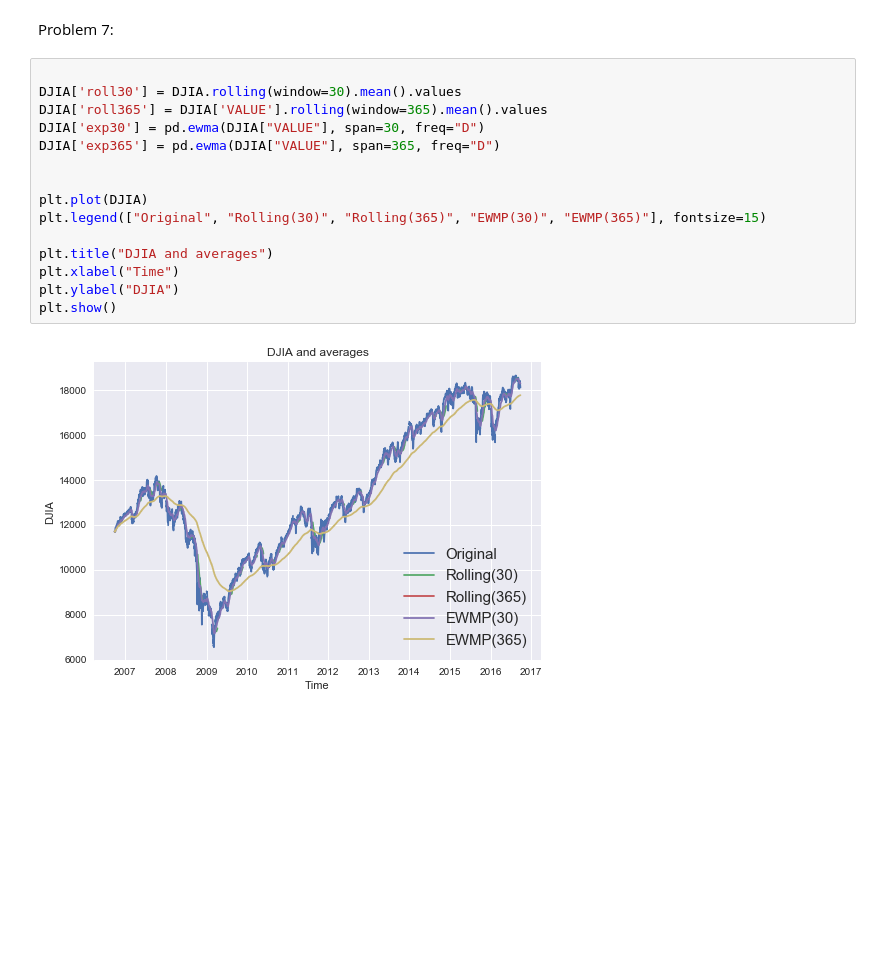
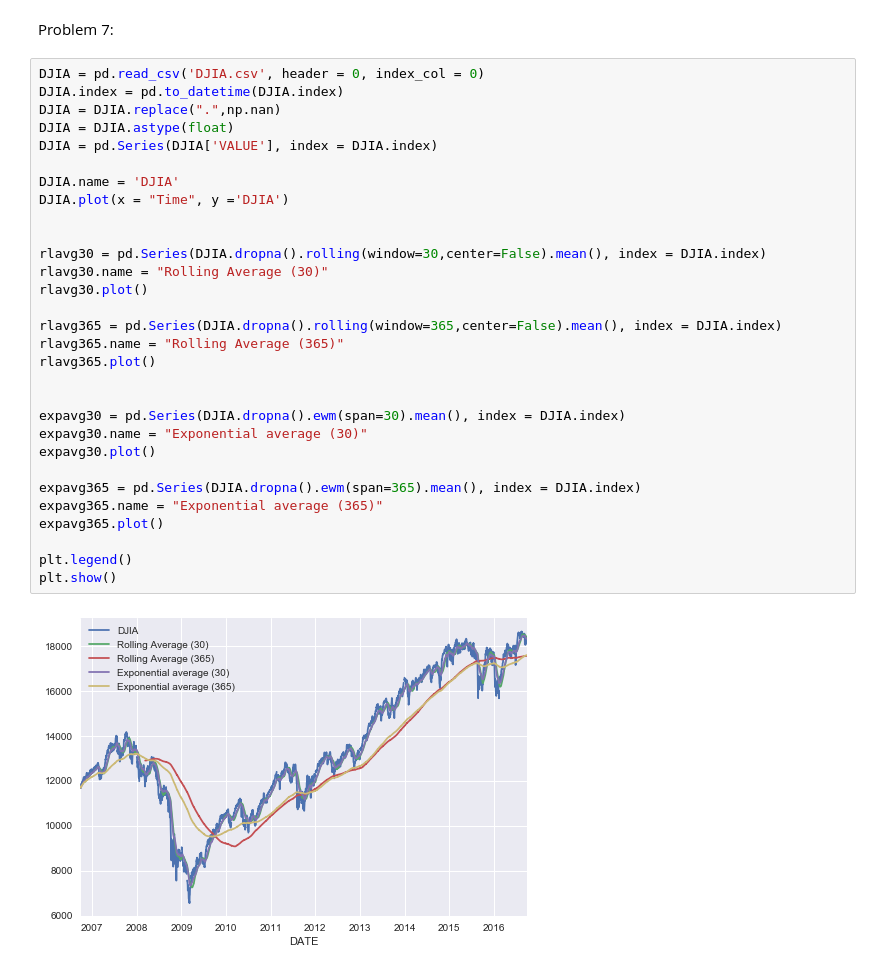
Before and after one commit to janertl/BootCamp2017, a Jupyter notebook: ProbSets/Comp/PSet 2/Problem Set 2.ipynb, the cells around one changed output. Drawn from its saved outputs; the diff is of its cells as text; blank space fills up the shorter version.

```diff
--- a/ProbSets/Comp/PSet 2/Problem Set 2.ipynb
+++ b/ProbSets/Comp/PSet 2/Problem Set 2.ipynb
@@ -854,19 +843,34 @@ Name: 2015-11, dtype: float64
 # %% [markdown]
 Problem 7:
-# %%
-
-DJIA['roll30'] = DJIA.rolling(window=30).mean().values
-DJIA['roll365'] = DJIA['VALUE'].rolling(window=365).mean().values
-DJIA['exp30'] = pd.ewma(DJIA["VALUE"], span=30, freq="D")
-DJIA['exp365'] = pd.ewma(DJIA["VALUE"], span=365, freq="D")
-
-
-plt.plot(DJIA)
-plt.legend(["Original", "Rolling(30)", "Rolling(365)", "EWMP(30)", "EWMP(365)"], fontsize=15)
-
-plt.title("DJIA and averages")
-plt.xlabel("Time")
-plt.ylabel("DJIA")
-plt.show()
-# %% [output]
-[figure, removed]
+# %%
+DJIA = pd.read_csv('DJIA.csv', header = 0, index_col = 0)
+DJIA.index = pd.to_datetime(DJIA.index)
+DJIA = DJIA.replace(".",np.nan)
+DJIA = DJIA.astype(float)
+DJIA = pd.Series(DJIA['VALUE'], index = DJIA.index)
+
+DJIA.name = 'DJIA'
+DJIA.plot(x = "Time", y ='DJIA')
+
+
+rlavg30 = pd.Series(DJIA.dropna().rolling(window=30,center=False).mean(), index = DJIA.index)
+rlavg30.name = "Rolling Average (30)"
+rlavg30.plot()
+
+rlavg365 = pd.Series(DJIA.dropna().rolling(window=365,center=False).mean(), index = DJIA.index)
+rlavg365.name = "Rolling Average (365)"
+rlavg365.plot()
+
+
+expavg30 = pd.Series(DJIA.dropna().ewm(span=30).mean(), index = DJIA.index)
+expavg30.name = "Exponential average (30)"
+expavg30.plot()
+
+expavg365 = pd.Series(DJIA.dropna().ewm(span=365).mean(), index = DJIA.index)
+expavg365.name = "Exponential average (365)"
+expavg365.plot()
+
+plt.legend()
+plt.show()
+# %% [output]
+[figure, added]
```
Also changed, not shown: parts of 15 cells of this notebook, 25 other files.
